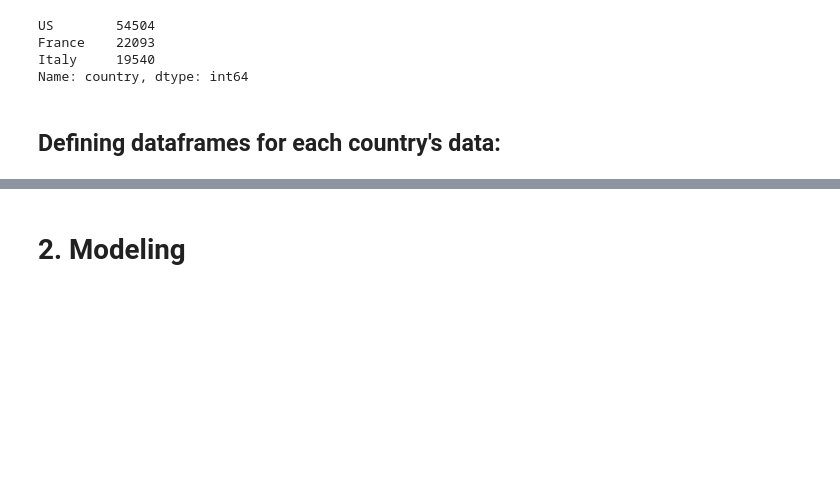
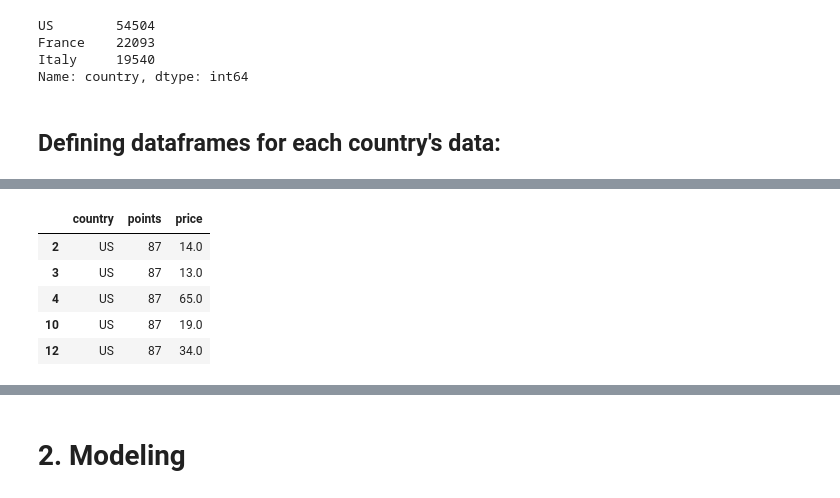
Before and after one commit to mUtterberg/pandata, a Jupyter notebook: WineMag-Pandata.ipynb, the cells around one changed output, grey strips where cells are left out. Saved outputs shown, nothing was run; the diff lists cells and outputs as text; code cells hidden in the pictures; blank space fills up the shorter version.

```diff
--- a/WineMag-Pandata.ipynb
+++ b/WineMag-Pandata.ipynb
@@ -58,4 +90,12 @@ display(IT_data)
 # %%
-hist_data = [US_data, FR_data, IT_data]
+hist_data = pd.concat([US_data, FR_data, IT_data])
+hist_data.head()
+# %% [output]
+|  | country | points | price |
+| 2 | US | 87 | 14.0 |
+| 3 | US | 87 | 13.0 |
+| 4 | US | 87 | 65.0 |
+| 10 | US | 87 | 19.0 |
+| 12 | US | 87 | 34.0 |
 # %%
 # Used pixiedust to create histograms.
```
Also changed, not shown: parts of 22 cells of this notebook.
